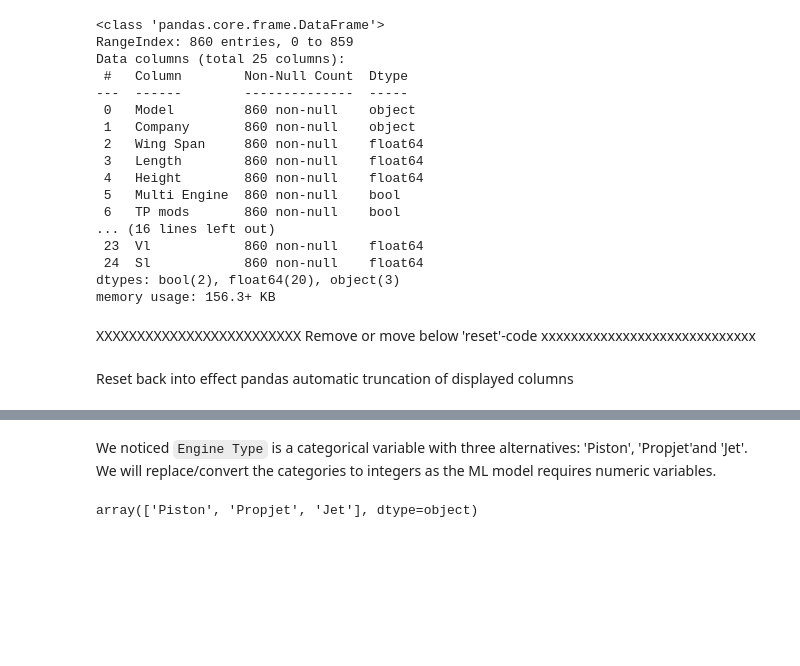
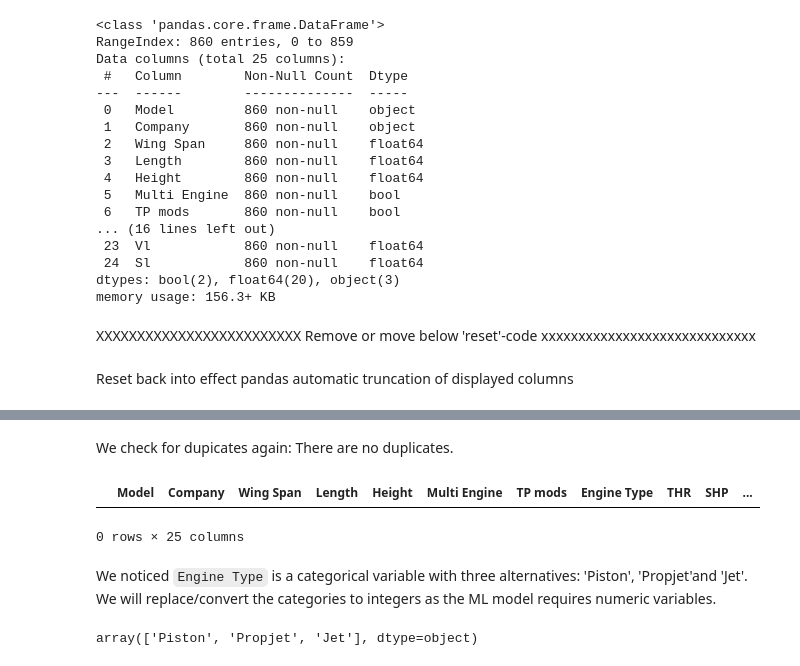
Before and after one commit to johnrearden/pa-data-driven-design, a Jupyter notebook: jupyter_notebooks/1_data_collection.ipynb, the cells around one changed output, grey strips where cells are left out. Drawn from its saved outputs; the diff is of its cells as text; code cells hidden in the pictures; blank space fills up the shorter version.

```diff
--- a/jupyter_notebooks/1_data_collection.ipynb
+++ b/jupyter_notebooks/1_data_collection.ipynb
@@ -165,3 +179,10 @@ df[df.duplicated(subset=['Model'])]
+# %% [markdown]
+We check for dupicates again: There are no duplicates.
+# %%
+df[df.duplicated(subset=['Model'], keep=False)]
+# %% [output]
+|  | Model | Company | Wing Span | Length | Height | Multi Engine | TP mods | Engine Type | THR | SHP | ... |
+0 rows × 25 columns
 # %% [markdown]
 We noticed `Engine Type` is a categorical variable with three alternatives: 'Piston', 'Propjet'and 'Jet'. We will replace/convert the categories to integers as the ML model requires numeric variables.
 # %%
```
Also changed, not shown: parts of 5 cells of this notebook.
